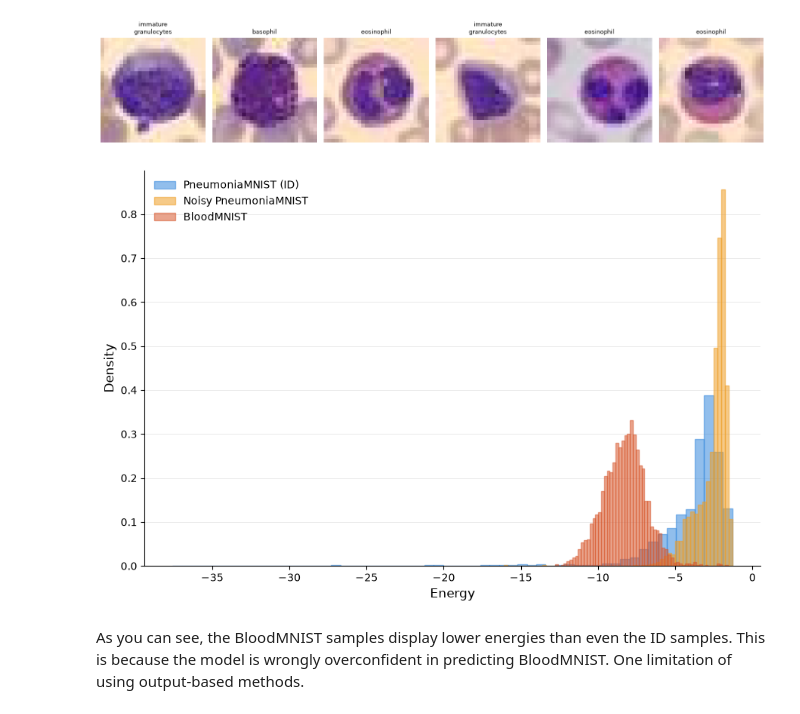
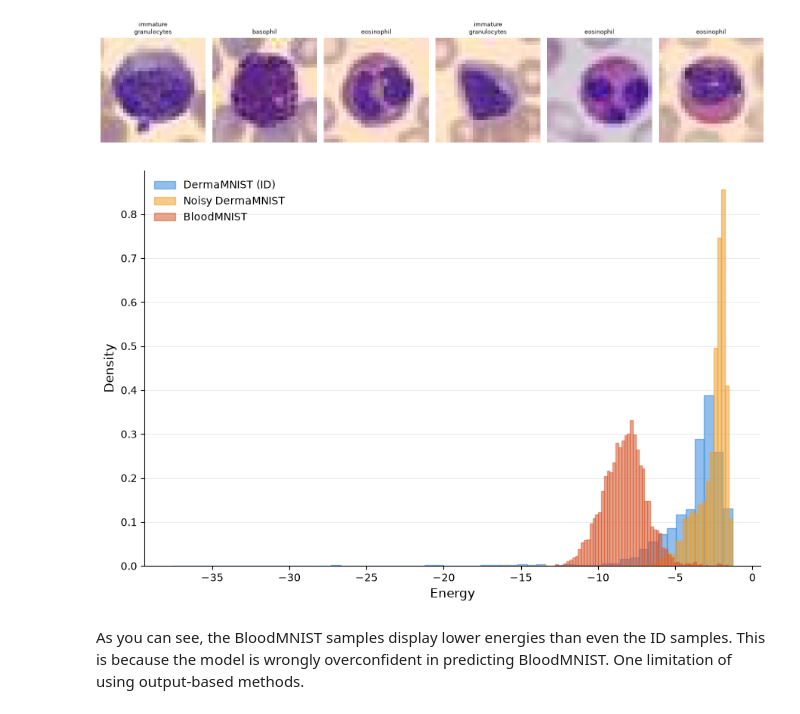
Before and after one commit to agaldran/uqinmia-miccai, a Jupyter notebook: 2026/part3_ood/OOD_handson_Wundram.ipynb, the cells around one changed output. Saved outputs shown, nothing was run; the diff lists cells and outputs as text; code cells hidden in the pictures.

```diff
--- a/2026/part3_ood/OOD_handson_Wundram.ipynb
+++ b/2026/part3_ood/OOD_handson_Wundram.ipynb
@@ -46,15 +46,9 @@ from medmnist import DermaMNIST, BloodMNIST, PathMNIST
 ## 1. Setup
 Declaring some variables to be used later.
 # %%
-device = torch.device(
-    "cuda" if torch.cuda.is_available() else "cpu"
-)
-
 BATCH_SIZE = 128
 EPOCHS = 7
 LR = 1e-3
 
 torch.manual_seed(0)
 np.random.seed(0)
-
-print("Device:", device)
@@ -601,7 +595,7 @@ fig, ax = plt.subplots(figsize=(9, 6))
 bins = np.linspace(0, 5000, 61)
 
 colors = ["#378ADD", "#EF9F27", "#D85A30"]
-labels = ["PneumoniaMNIST (ID)", "Noisy PneumoniaMNIST", "PathMNIST"]
+labels = ["DermaMNIST (ID)", "Noisy DermaMNIST", "PathMNIST"]
 data = [id_mahalanobis.numpy(), noisy_mahalanobis.numpy(), path_mahalanobis.numpy()]
 
 for d, c, l in zip(data, colors, labels):
@@ -695,7 +689,7 @@ path_energy = energy_scores(
 fig, ax = plt.subplots(figsize=(9, 6))
 
 colors = ["#378ADD", "#EF9F27", "#D85A30"]
-labels = ["PneumoniaMNIST (ID)", "Noisy PneumoniaMNIST", "PathMNIST"]
+labels = ["DermaMNIST (ID)", "Noisy DermaMNIST", "PathMNIST"]
 data = [id_energy.numpy(), noisy_energy.numpy(), path_energy.numpy()]
 
 for d, c, l in zip(data, colors, labels):
@@ -767,36 +761,33 @@ blood_energy = energy_scores(
     T,
 )
 # %%
-import matplotlib.pyplot as plt
-import numpy as np
-
 fig, ax = plt.subplots(figsize=(9, 6))
 
 colors = ["#378ADD", "#EF9F27", "#D85A30"]
-labels = ["PneumoniaMNIST (ID)", "Noisy PneumoniaMNIST", "BloodMNIST"]
+labels = ["DermaMNIST (ID)", "Noisy DermaMNIST", "BloodMNIST"]
 data = [id_energy.numpy(), noisy_energy.numpy(), blood_energy.numpy()]
 
 for d, c, l in zip(data, colors, labels):
     ax.hist(d, bins=60, density=True, alpha=0.55, color=c,
              edgecolor=c, linewidth=1.0, label=l)
 
 ax.set_xlabel("Energy", fontsize=12)
 ax.set_ylabel("Density", fontsize=12)
 
 # Turn off top and right axis
 ax.spines["top"].set_visible(False)
 ax.spines["right"].set_visible(False)
 
 # Subtle grid, only horizontal
 ax.grid(axis="y", alpha=0.3, linewidth=0.6)
 ax.set_axisbelow(True)
 
 ax.legend(frameon=False, fontsize=10)
 
 plt.tight_layout()
 plt.show()
 # %% [output]
-[figure, old version]
+[figure, new version]
 # %% [markdown]
 As you can see, the BloodMNIST samples display lower energies than even the ID samples. This is because the model is wrongly overconfident in predicting BloodMNIST. One limitation of using output-based methods.
 # %% [markdown]
```
Also changed, not shown: parts of 4 cells of this notebook.
